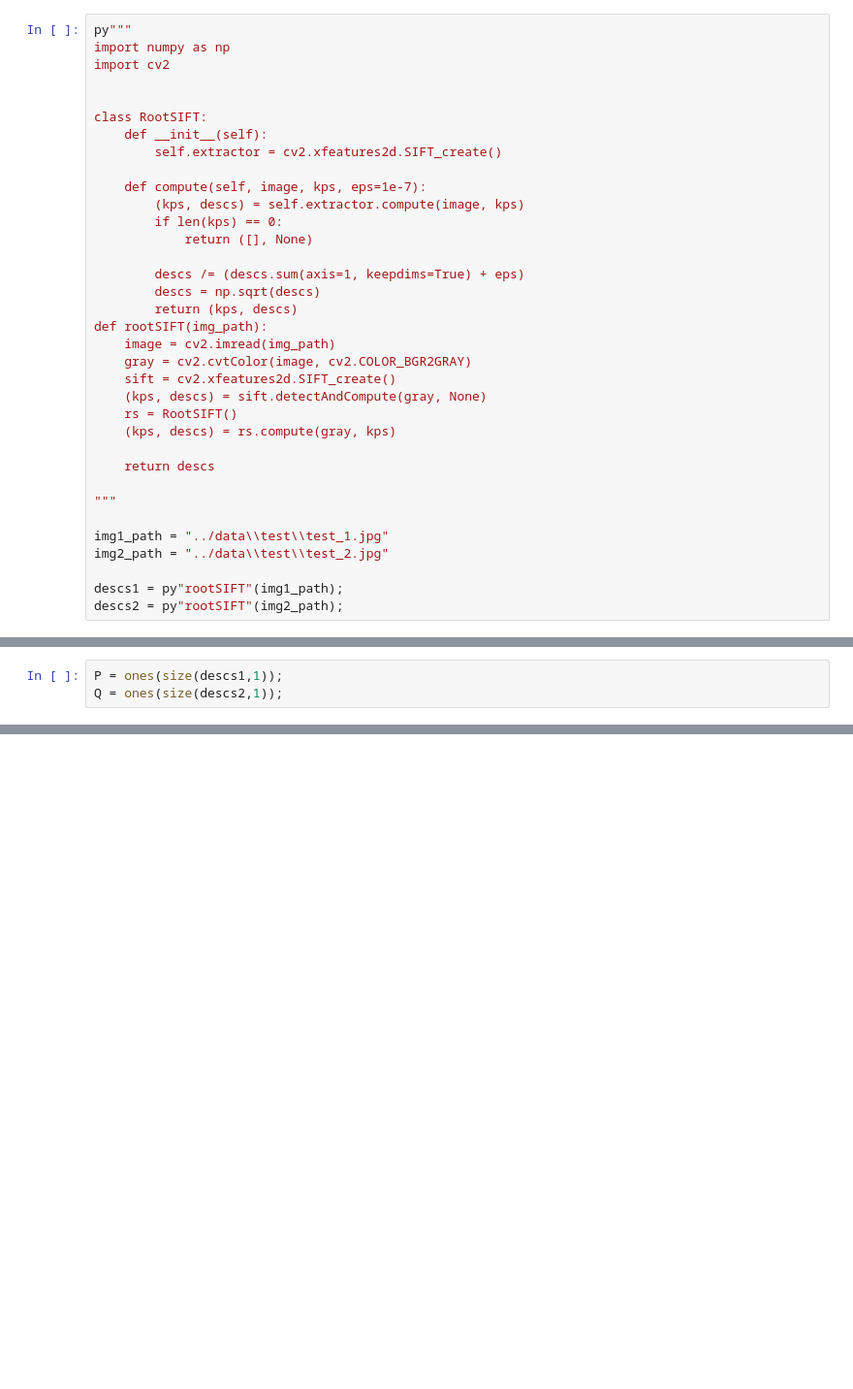
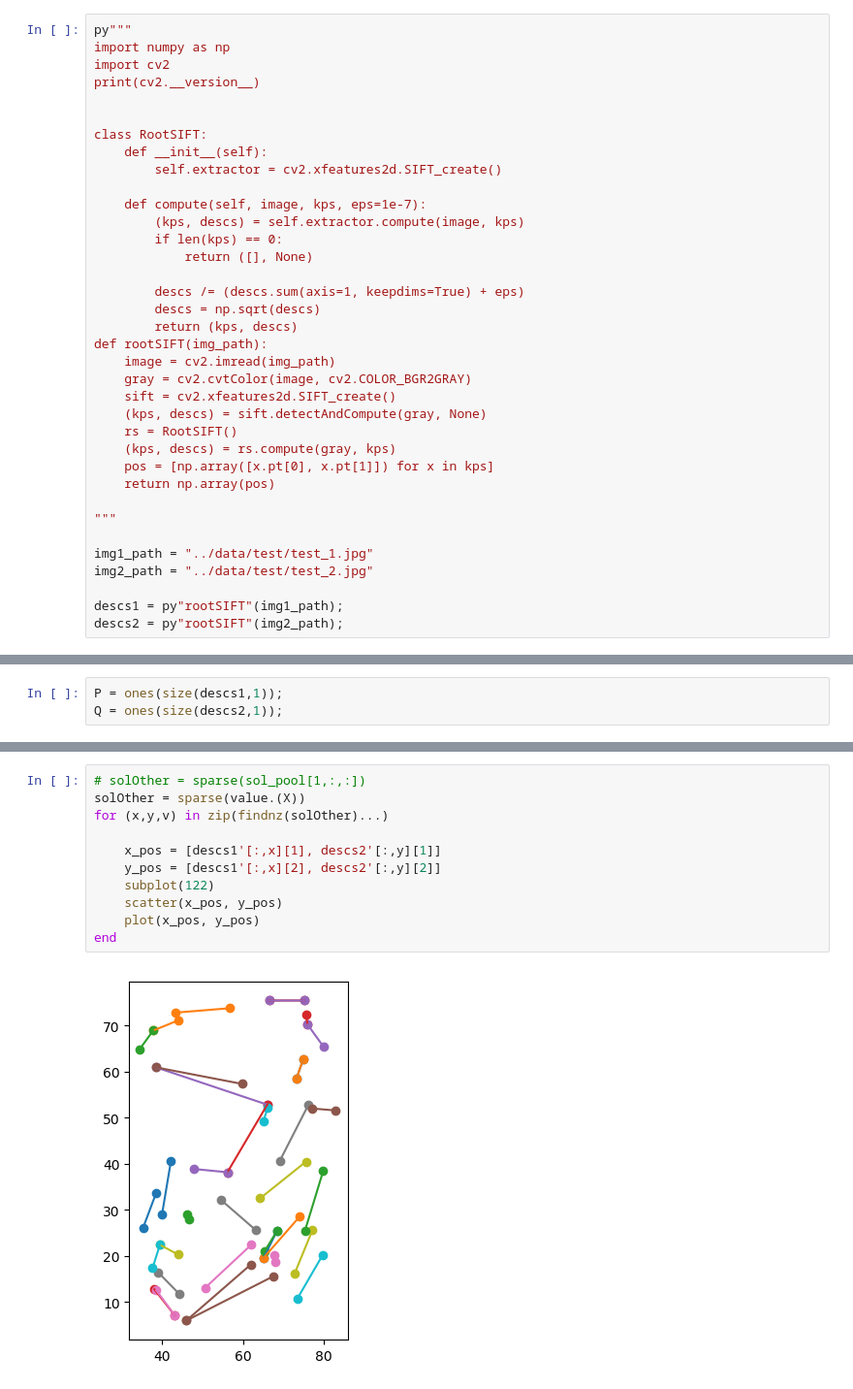
Before and after one commit to artykbayevk/FeatureCorrespondences, a Jupyter notebook: notebooks/FeatureExtraction.ipynb, the cells around one changed output, grey strips where cells are left out. Shown: that part at 97% size. Cells and saved outputs as stored; diff of their text form; blank space fills up the shorter version.

```diff
--- a/notebooks/FeatureExtraction.ipynb
+++ b/notebooks/FeatureExtraction.ipynb
@@ -14,6 +14,7 @@ using Printf
 py"""
 import numpy as np
 import cv2
+print(cv2.__version__)
 
 
 class RootSIFT:
@@ -35,13 +36,13 @@ def rootSIFT(img_path):
     (kps, descs) = sift.detectAndCompute(gray, None)
     rs = RootSIFT()
     (kps, descs) = rs.compute(gray, kps)
-
-    return descs
+    pos = [np.array([x.pt[0], x.pt[1]]) for x in kps]
+    return np.array(pos)
 
 """
 
-img1_path = "../data\\test\\test_1.jpg"
-img2_path = "../data\\test\\test_2.jpg"
+img1_path = "../data/test/test_1.jpg"
+img2_path = "../data/test/test_2.jpg"
 
 descs1 = py"rootSIFT"(img1_path);
 descs2 = py"rootSIFT"(img2_path);
@@ -118,0 +118,13 @@ Best objective 1.321829477092e-03, best bound 1.321829477092e-03, gap 0.0000%
+# %%
+# solOther = sparse(sol_pool[1,:,:])
+solOther = sparse(value.(X))
+for (x,y,v) in zip(findnz(solOther)...)
+
+    x_pos = [descs1'[:,x][1], descs2'[:,y][1]]
+    y_pos = [descs1'[:,x][2], descs2'[:,y][2]]
+    subplot(122)
+    scatter(x_pos, y_pos)
+    plot(x_pos, y_pos)
+end
+# %% [output]
+[figure, added]
```
Also changed, not shown: parts of 2 cells of this notebook, 3 other files.
